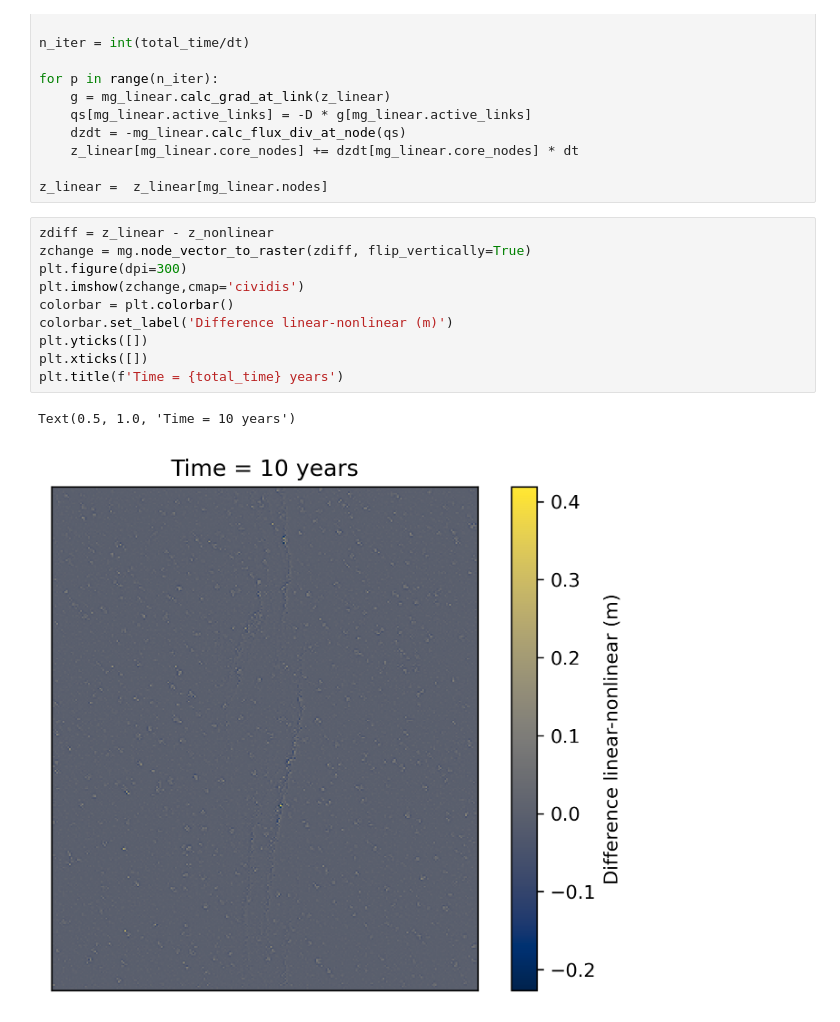
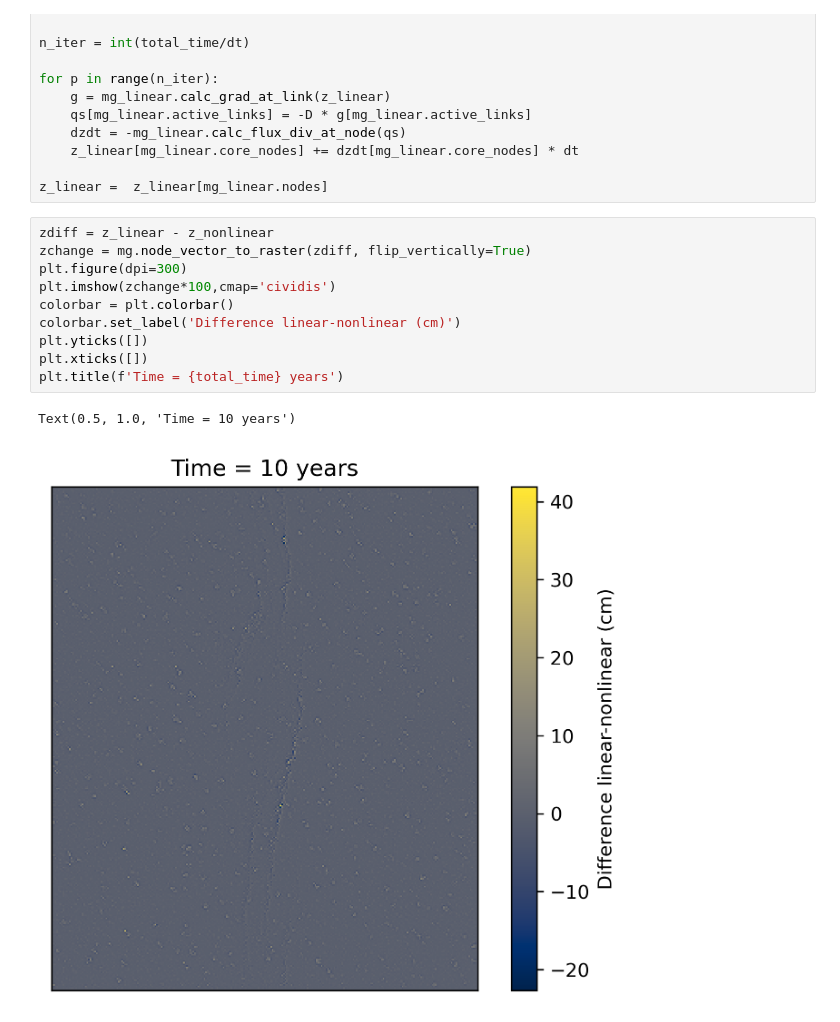
Before and after one commit to absrp/landscape_evolution_PFDHA, a Jupyter notebook: scarp_erosion_simulation_nonlinear.ipynb, the cells around one changed output. Cells and saved outputs as stored; diff of their text form.

```diff
--- a/scarp_erosion_simulation_nonlinear.ipynb
+++ b/scarp_erosion_simulation_nonlinear.ipynb
@@ -89,13 +91,13 @@ z_linear =  z_linear[mg_linear.nodes]
 # %%
 zdiff = z_linear - z_nonlinear
 zchange = mg.node_vector_to_raster(zdiff, flip_vertically=True)
 plt.figure(dpi=300)
-plt.imshow(zchange,cmap='cividis')
+plt.imshow(zchange*100,cmap='cividis')
 colorbar = plt.colorbar()
-colorbar.set_label('Difference linear-nonlinear (m)')
+colorbar.set_label('Difference linear-nonlinear (cm)')
 plt.yticks([])
 plt.xticks([])
 plt.title(f'Time = {total_time} years')
 # %% [output]
 Text(0.5, 1.0, 'Time = 10 years')
-[figure, old version]
+[figure, new version]
```
Also changed, not shown: parts of 1 cell of this notebook.
